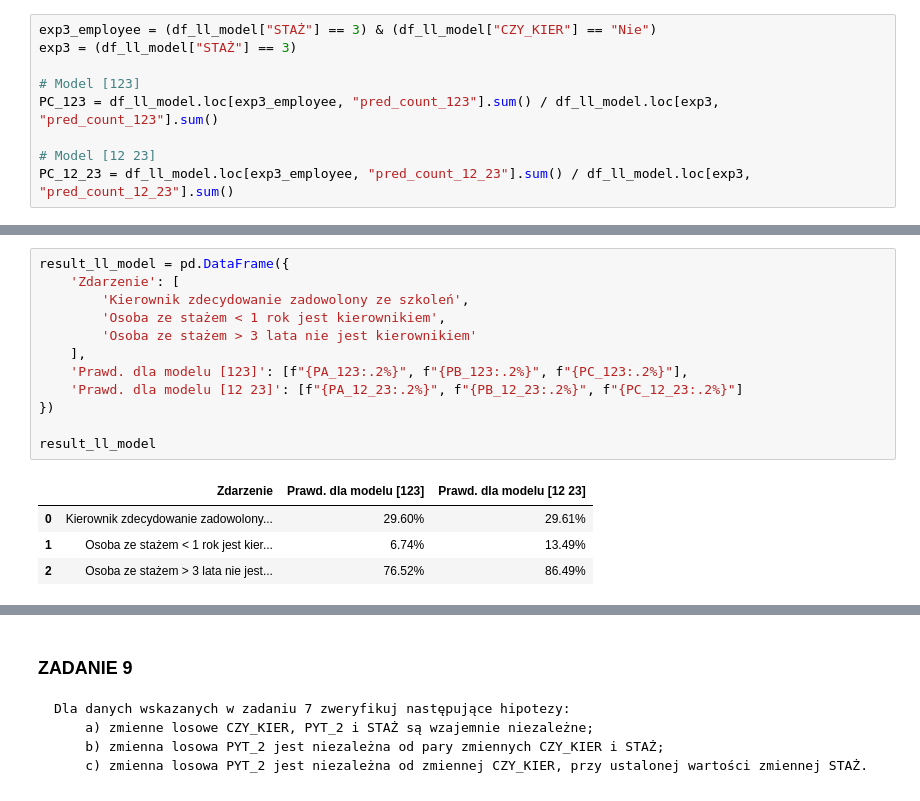
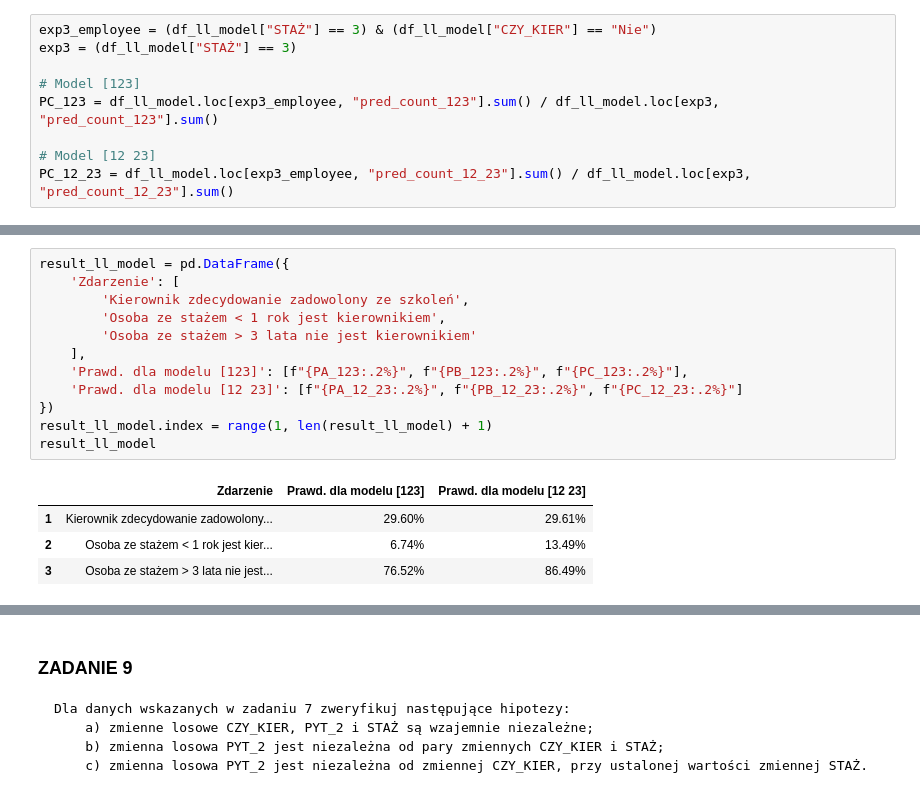
Before and after one commit to Jagaxxx/ADA_raporty, a Jupyter notebook: raport3/raport_l3.ipynb, the cells around one changed output, grey strips where cells are left out. Saved outputs shown, nothing was run; the diff lists cells and outputs as text.

```diff
--- a/raport3/raport_l3.ipynb
+++ b/raport3/raport_l3.ipynb
@@ -811,17 +765,17 @@ W obu modelach to prawdopodobieństwo jest dość wysokie, jednak model [12 23]
 # %%
 result_ll_model = pd.DataFrame({
     'Zdarzenie': [
         'Kierownik zdecydowanie zadowolony ze szkoleń',
         'Osoba ze stażem < 1 rok jest kierownikiem',
         'Osoba ze stażem > 3 lata nie jest kierownikiem'
     ],
     'Prawd. dla modelu [123]': [f"{PA_123:.2%}", f"{PB_123:.2%}", f"{PC_123:.2%}"],
     'Prawd. dla modelu [12 23]': [f"{PA_12_23:.2%}", f"{PB_12_23:.2%}", f"{PC_12_23:.2%}"]
 })
-
+result_ll_model.index = range(1, len(result_ll_model) + 1)
 result_ll_model
 # %% [output]
 |  | Zdarzenie | Prawd. dla modelu [123] | Prawd. dla modelu [12 23] |
-| 0 | Kierownik zdecydowanie zadowolony... | 29.60% | 29.61% |
-| 1 | Osoba ze stażem < 1 rok jest kier... | 6.74% | 13.49% |
-| 2 | Osoba ze stażem > 3 lata nie jest... | 76.52% | 86.49% |
+| 1 | Kierownik zdecydowanie zadowolony... | 29.60% | 29.61% |
+| 2 | Osoba ze stażem < 1 rok jest kier... | 6.74% | 13.49% |
+| 3 | Osoba ze stażem > 3 lata nie jest... | 76.52% | 86.49% |
```
Also changed, not shown: parts of 7 cells of this notebook.
